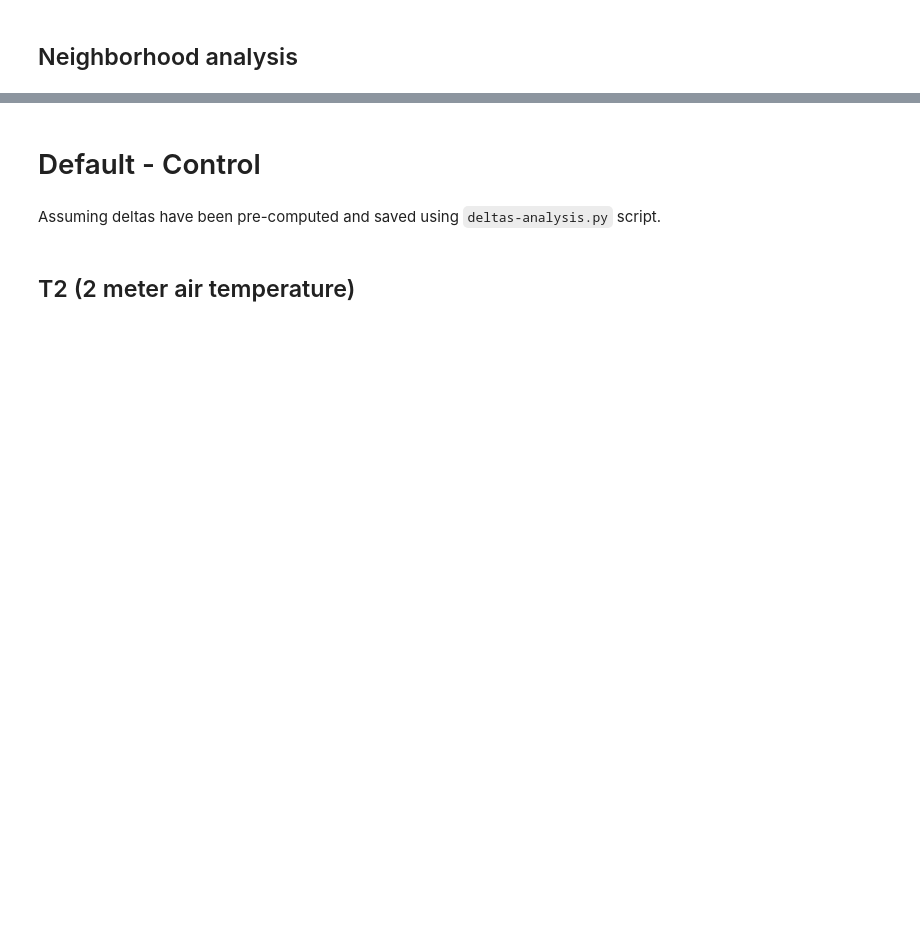
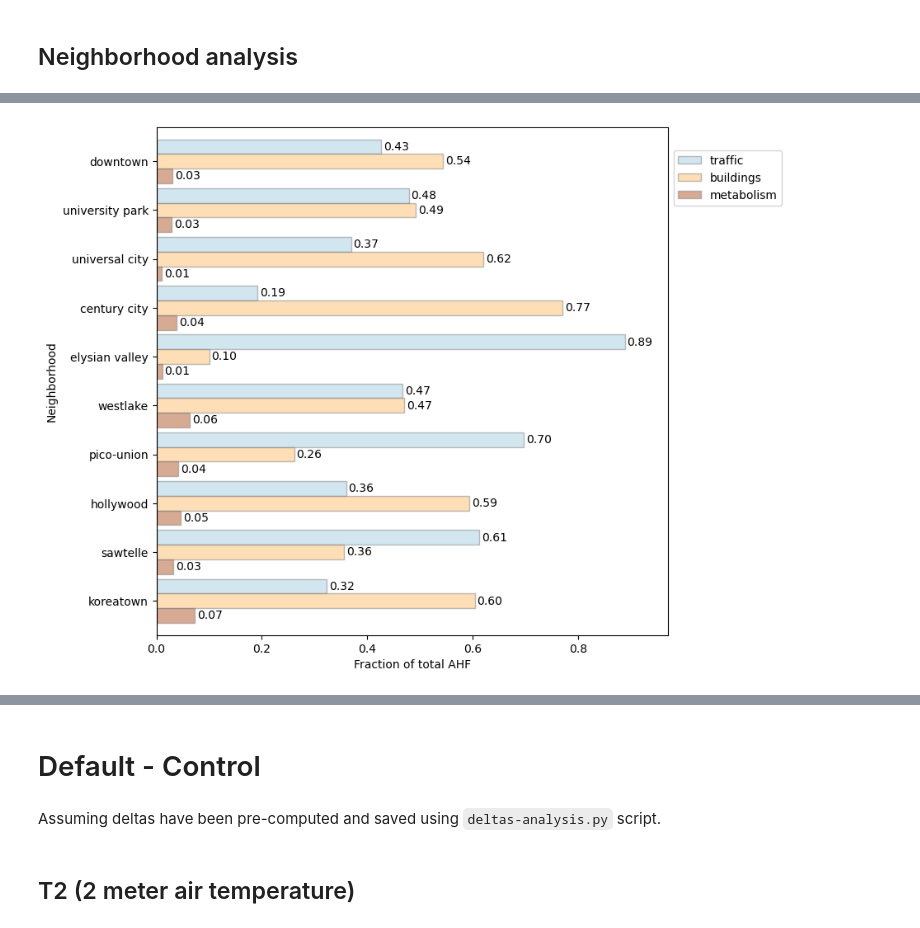
Before and after one commit to josephko91/ah-la-paper, a Jupyter notebook: notebooks/paper-figs.ipynb, the cells around one changed output, grey strips where cells are left out. Saved outputs shown, nothing was run; the diff lists cells and outputs as text; code cells hidden in the pictures; blank space fills up the shorter version.

```diff
--- a/notebooks/paper-figs.ipynb
+++ b/notebooks/paper-figs.ipynb
@@ -400,0 +396,3 @@ save_path = plot_path / 'neighborhood' / filename
+# %%
+ahf_agg_hoods = ahf_avg.sjoin(neighborhoods, how='left', predicate='intersects')
+ahf_agg_hoods.head()
@@ -400,0 +406,10 @@ save_path = plot_path / 'neighborhood' / filename
+# %%
+col_list = ['FID', 'name', 'ahf_b',
+            'ahf_m', 'ahf_t','ahf_tot']
+df = ahf_agg_hoods[col_list].copy()
+fill_cols = []
+for column in df.columns:
+    if ('ahf' in column):
+        fill_cols.append(column)
+df[fill_cols] = df[fill_cols].fillna(0)
+df.head()
@@ -400,0 +423,7 @@ save_path = plot_path / 'neighborhood' / filename
+# %%
+df_sum = df.groupby('name', as_index=False).agg({'name':'first',
+                                                 'ahf_b':'mean',
+                                                 'ahf_m':'mean',
+                                                 'ahf_t':'mean',
+                                                'ahf_tot':'mean'})
+df_sum
@@ -400,0 +444,2 @@ save_path = plot_path / 'neighborhood' / filename
+# %%
+df_sum_sorted = df_sum.sort_values(by='ahf_tot', ascending=False)
@@ -400,0 +470,25 @@ save_path = plot_path / 'neighborhood' / filename
+# %%
+# plot grouped proportions for top 10
+df = df_sum_sorted.head(10)
+df = df[['name', 'f_traffic', 'f_building', 'f_metabolism']]
+fig, ax = plt.subplots(figsize=(8,8))
+df.plot(ax=ax, kind='barh', x='name',
+        width=0.9, alpha=0.5, cmap='Paired',
+       edgecolor='gray')
+ax.invert_yaxis()
+
+for x in ax.containers:
+    ax.bar_label(x, padding=2, fmt='%.2f')
+ax.set_xlim(0, 0.97)
+# ax.set_ylim(0, 0.97)
+ax.set_ylabel('Neighborhood')
+ax.set_xlabel('Fraction of total AHF')
+legend_labels = ['traffic', 'buildings', 'metabolism']
+plt.legend(legend_labels, loc='center left', bbox_to_anchor=(1.0, 0.9))
+
+filename = 'barplot_f_sector_top10.png'
+file_path = plot_path / '20231206' / filename
+# plt.savefig(file_path, dpi=300, bbox_inches='tight')
+# issue with plot saving with sides cut off, use bbox_inches parameter
+# %% [output]
+[figure, added]
```
Also changed, not shown: parts of 30 cells of this notebook.
